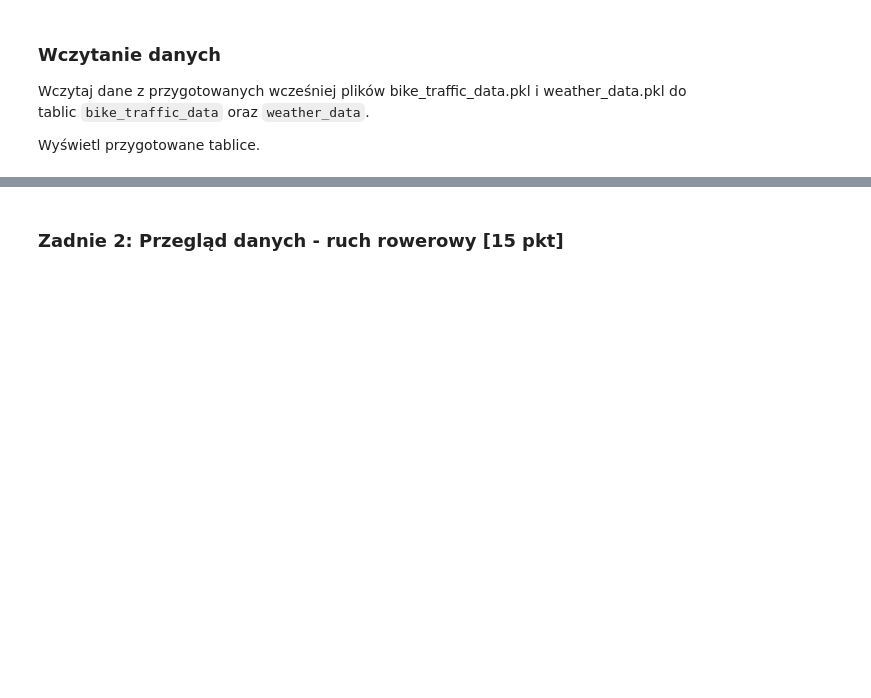
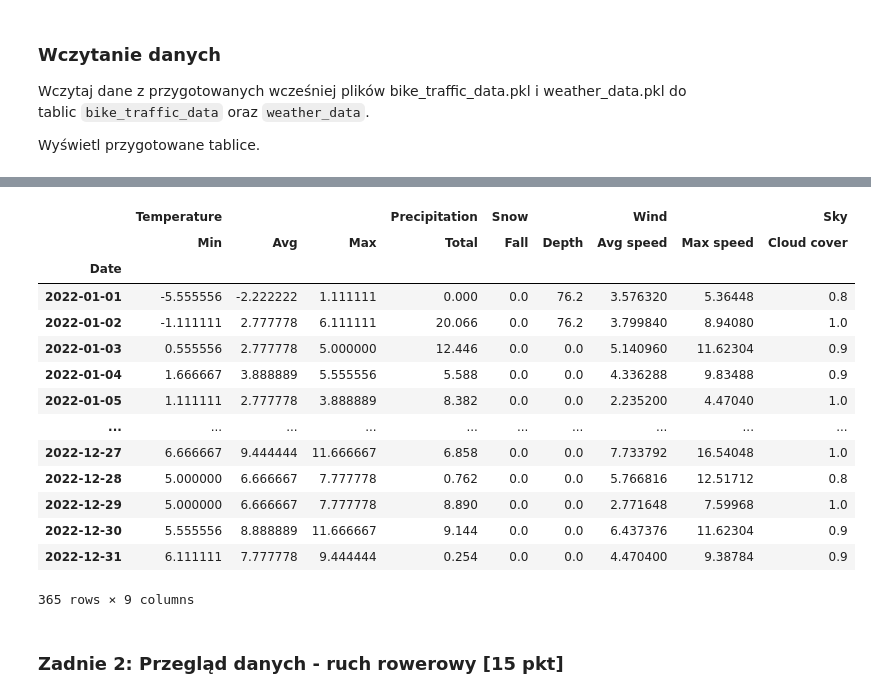
Before and after one commit to piotre10/ADwJP-exercises, a Jupyter notebook: L03/ZZ03_CZ02.ipynb, the cells around one changed output, grey strips where cells are left out. Cells and saved outputs as stored; diff of their text form; code cells hidden in the pictures; blank space fills up the shorter version.

```diff
--- a/L03/ZZ03_CZ02.ipynb
+++ b/L03/ZZ03_CZ02.ipynb
@@ -51,7 +66,23 @@ raise NotImplementedError()
 # %%
 # Pogoda
-# YOUR CODE HERE
-raise NotImplementedError()
+weather_data = pd.read_pickle('weather_data.pkl')
+weather_data
+# %% [output]
+|  | Temperature |  |  | Precipitation | Snow |  | Wind |  | Sky |
+|  | Min | Avg | Max | Total | Fall | Depth | Avg speed | Max speed | Cloud cover |
+| Date |  |  |  |  |  |  |  |  |  |
+| 2022-01-01 | -5.555556 | -2.222222 | 1.111111 | 0.000 | 0.0 | 76.2 | 3.576320 | 5.36448 | 0.8 |
+| 2022-01-02 | -1.111111 | 2.777778 | 6.111111 | 20.066 | 0.0 | 76.2 | 3.799840 | 8.94080 | 1.0 |
+| 2022-01-03 | 0.555556 | 2.777778 | 5.000000 | 12.446 | 0.0 | 0.0 | 5.140960 | 11.62304 | 0.9 |
+| 2022-01-04 | 1.666667 | 3.888889 | 5.555556 | 5.588 | 0.0 | 0.0 | 4.336288 | 9.83488 | 0.9 |
+| 2022-01-05 | 1.111111 | 2.777778 | 3.888889 | 8.382 | 0.0 | 0.0 | 2.235200 | 4.47040 | 1.0 |
+| ... | ... | ... | ... | ... | ... | ... | ... | ... | ... |
+| 2022-12-27 | 6.666667 | 9.444444 | 11.666667 | 6.858 | 0.0 | 0.0 | 7.733792 | 16.54048 | 1.0 |
+| 2022-12-28 | 5.000000 | 6.666667 | 7.777778 | 0.762 | 0.0 | 0.0 | 5.766816 | 12.51712 | 0.8 |
+| 2022-12-29 | 5.000000 | 6.666667 | 7.777778 | 8.890 | 0.0 | 0.0 | 2.771648 | 7.59968 | 1.0 |
+| 2022-12-30 | 5.555556 | 8.888889 | 11.666667 | 9.144 | 0.0 | 0.0 | 6.437376 | 11.62304 | 0.9 |
+| 2022-12-31 | 6.111111 | 7.777778 | 9.444444 | 0.254 | 0.0 | 0.0 | 4.470400 | 9.38784 | 0.9 |
+365 rows × 9 columns
 # %% [markdown]
 ### Zadnie 2: Przegląd danych - ruch rowerowy [15 pkt]
 # %% [markdown]
```
Also changed, not shown: parts of 16 cells of this notebook, 2 other files.
